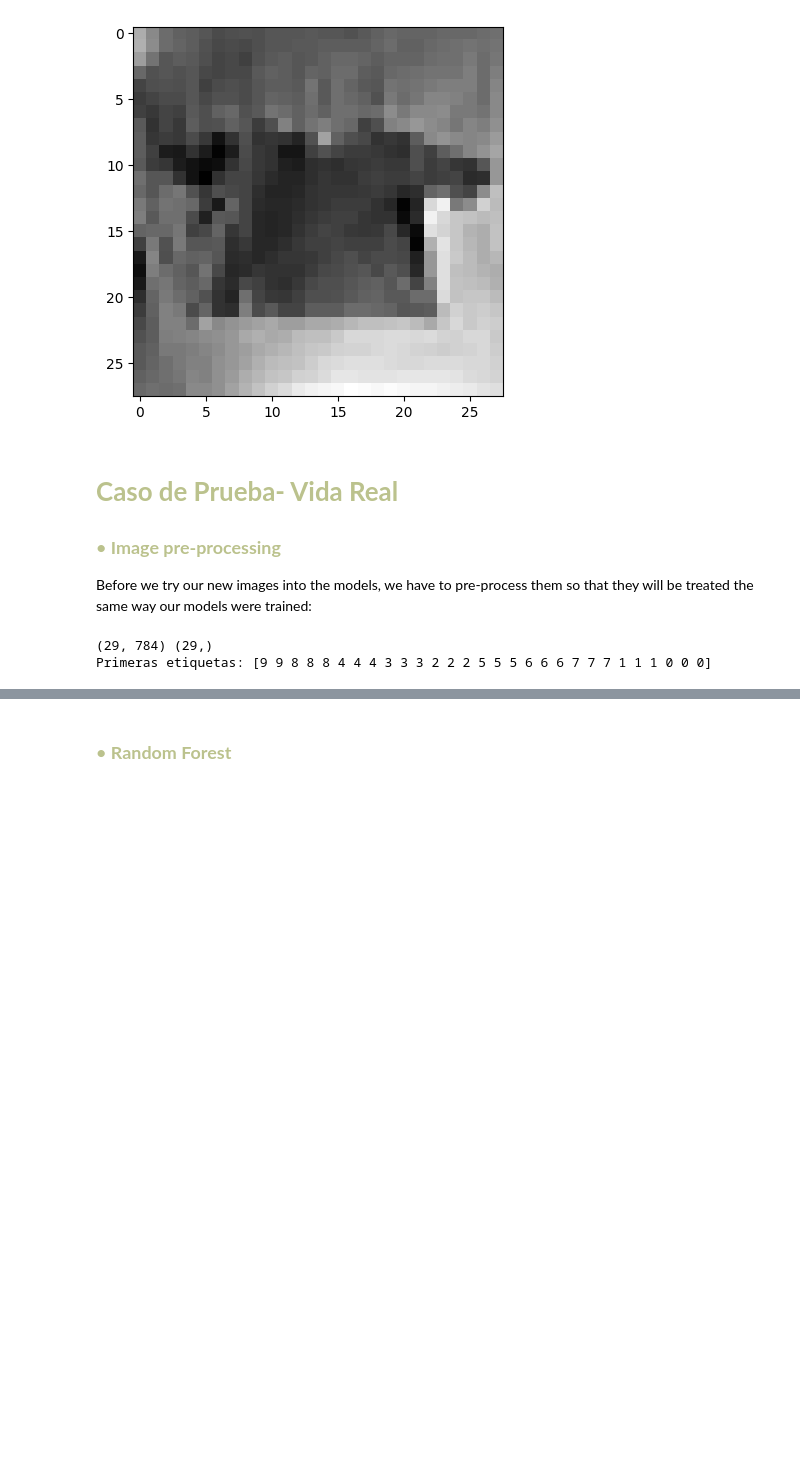
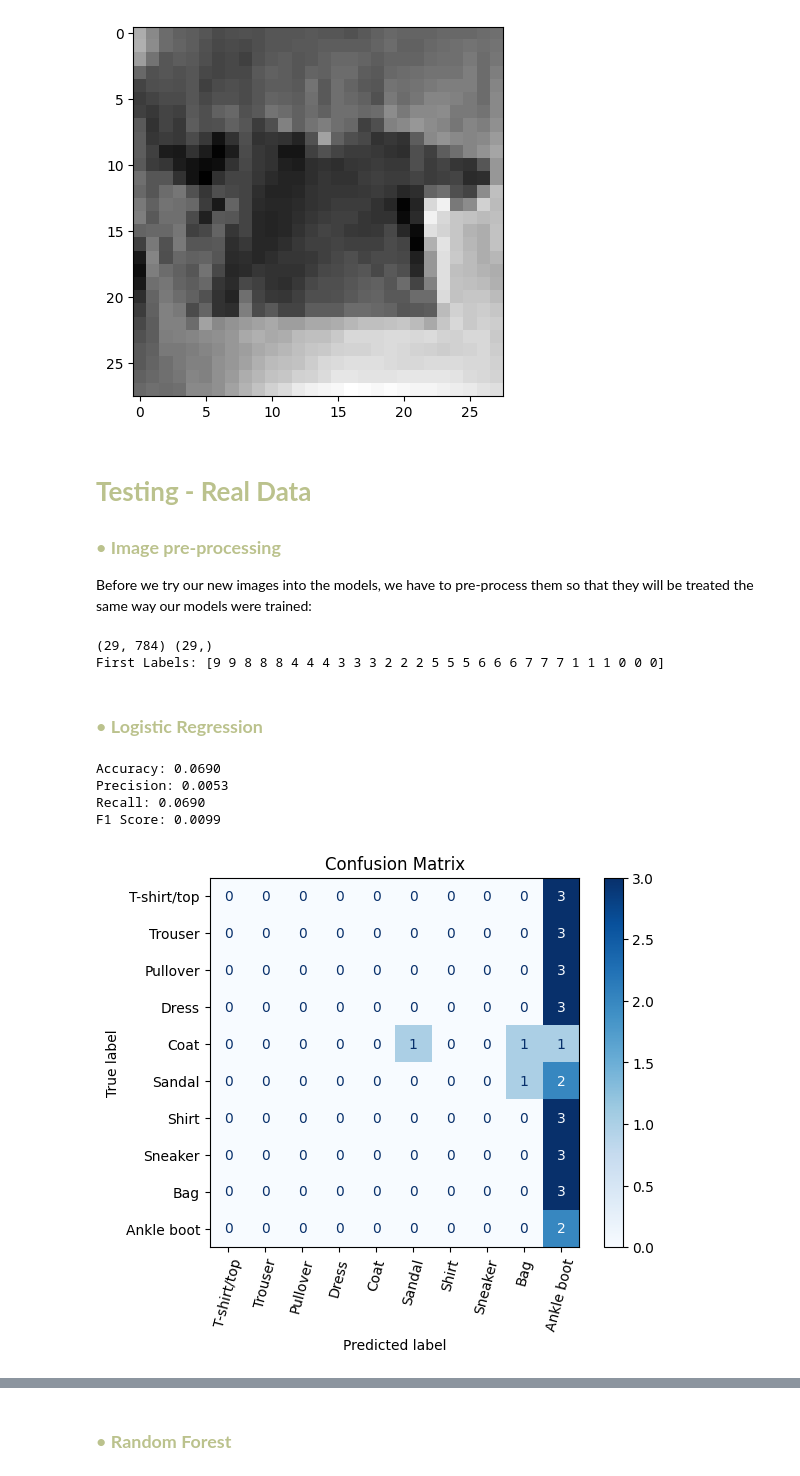
Before and after one commit to ch0fas/ML_Projects, a Jupyter notebook: fashion_mnist.ipynb, the cells around one changed output, grey strips where cells are left out. Drawn from its saved outputs; the diff is of its cells as text; code cells hidden in the pictures; blank space fills up the shorter version.

```diff
--- a/fashion_mnist.ipynb
+++ b/fashion_mnist.ipynb
@@ -783,15 +779,11 @@ plt.show()
 # %% [output]
 [figure]
 # %% [markdown]
-# <font color= #bbc28d> **Caso de Prueba- Vida Real** </font>
+# <font color= #bbc28d> **Testing - Real Data** </font>
 
 ### <font color= #bbc28d>• **Image pre-processing** </font>
 Before we try our new images into the models, we have to pre-process them so that they will be treated the same way our models were trained:
 # %%
-import re
-import numpy as np
-from tensorflow.keras.preprocessing import image
-
 ruta_imagenes = "FotosPrueba"
 
 class_map = {
@@ -818,7 +810,19 @@ x_prueba = x_prueba.reshape(len(x_prueba), -1)  # (n_imagenes, 784)
 y = np.array(labels, dtype="int")
 
 print(x_prueba.shape, y.shape)
-print("Primeras etiquetas:", y[:])
+print("First Labels:", y[:])
 # %% [output]
 (29, 784) (29,)
-Primeras etiquetas: [9 9 8 8 8 4 4 4 3 3 3 2 2 2 5 5 5 6 6 6 7 7 7 1 1 1 0 0 0]
+First Labels: [9 9 8 8 8 4 4 4 3 3 3 2 2 2 5 5 5 6 6 6 7 7 7 1 1 1 0 0 0]
+# %% [markdown]
+### <font color= #bbc28d>• **Logistic Regression** </font>
+# %%
+y_pred_real1 = logreg.predict(x_prueba)
+
+eval(y, y_pred_real1)
+# %% [output]
+Accuracy: 0.0690
+Precision: 0.0053
+Recall: 0.0690
+F1 Score: 0.0099
+[figure, added]
```
Also changed, not shown: parts of 13 cells of this notebook.
